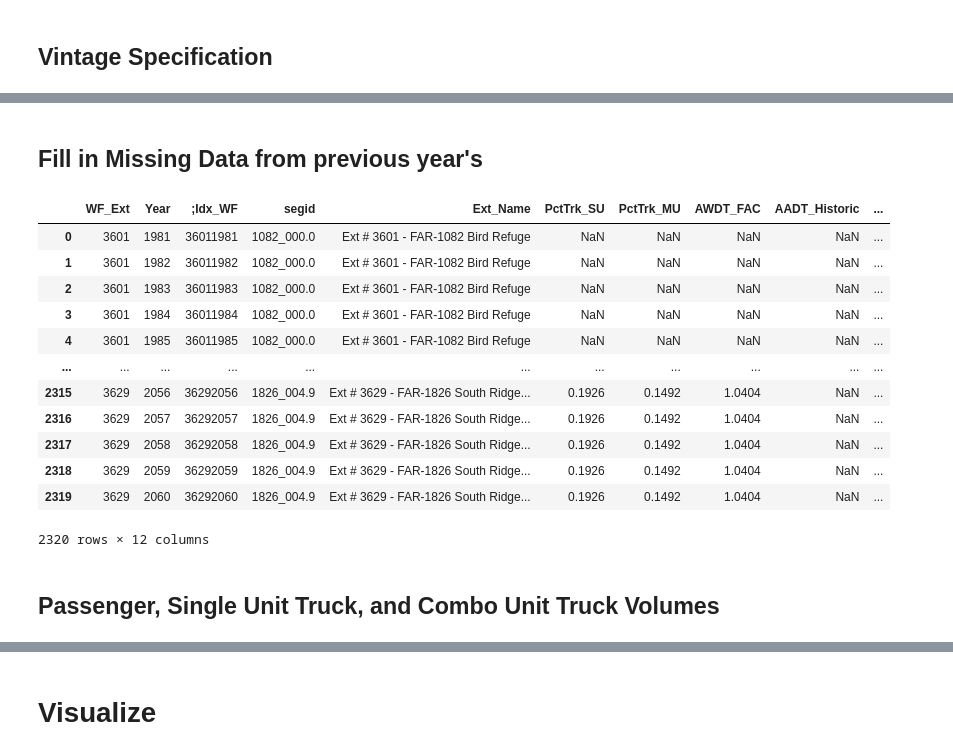
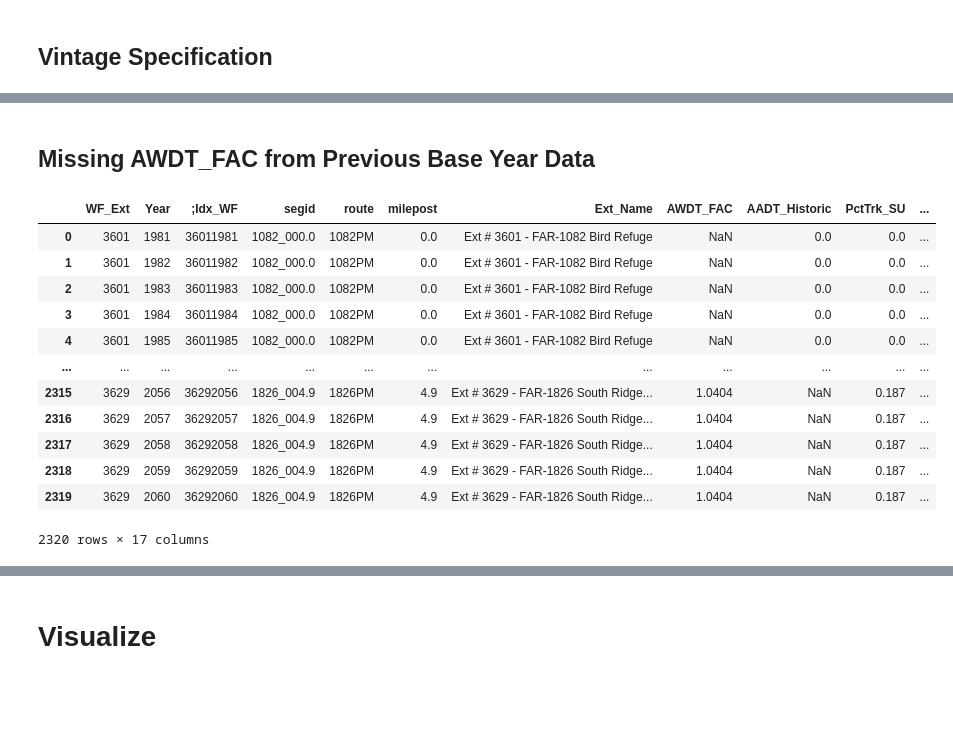
Before and after one commit to WFRCAnalytics/TDM-INP-External-Forecasts, a Jupyter notebook: 5-Export-Data.ipynb, the cells around one changed output, grey strips where cells are left out. Saved outputs shown, nothing was run; the diff lists cells and outputs as text; code cells hidden in the pictures; blank space fills up the shorter version.

```diff
--- a/5-Export-Data.ipynb
+++ b/5-Export-Data.ipynb
@@ -162,7 +198,7 @@ df_external_year
 df_external_year_update = (
     pd.MultiIndex.from_product(
         [
-            df_forecast_interpolated["externalid"].unique(),  # Unique External IDs
+            external_segment_link["externalid"].unique(),  # Unique External IDs
             range(1981, 2061),  # Range goes up to, but does not include, 2061
         ],
         names=["WF_Ext", "Year"],
@@ -358,9 +393,13 @@ df_external_year_update
 # .combine_first() prioritizes the first column, then fills with the second.
 df_external_year_update["AADT"] = (
     df_external_year_update["AADT_Historic"]
-    .combine_first(df_external_year_update["AADT_Forecast"])
+    .combine_first(
+        df_external_year_update["AADT_Forecast"]
+    )  # Get Forecasted AADT and interpolate for others
     .groupby(df_external_year_update["WF_Ext"])
-    .transform(lambda x: x.interpolate(method="linear"))
+    .transform(
+        lambda x: x.interpolate(method="linear")
+    )  # Interpolate AADT for 2025 and 2026
     .round()
     .astype("Int64")
 )
@@ -411,0 +557,10 @@ df_external_year_update
+# %%
+# Recalculate percentages only where they are currently NaN
+df_external_year_update["PctTrk_SU"] = df_external_year_update["PctTrk_SU"].fillna(
+    df_external_year_update["TRUCK_SU"] / df_external_year_update["AADT"]
+)
+df_external_year_update["PctTrk_MU"] = df_external_year_update["PctTrk_MU"].fillna(
+    df_external_year_update["TRUCK_MU"] / df_external_year_update["AADT"]
+)
+
+df_external_year_update
@@ -412,44 +606,30 @@ df_external_year_update
 # %% [markdown]
-## Fill in Missing Data from previous year's
+## Missing AWDT_FAC from Previous Base Year Data
 # %%
-# Define the list of columns that contain the keys for alignment
-key_columns = ["WF_Ext", "Year"]
-
-# Define the list of columns that need to be patched
-value_columns = ["AADT", "PctTrk_SU", "PctTrk_MU", "AWDT_FAC"]
-
-# 1. Replace all zero values with NaN in the target columns of the update DataFrame
-df_external_year_update[value_columns] = df_external_year_update[value_columns].replace(
+# Replace zero values with NaN in AWDT_FAC column
+df_external_year_update["AWDT_FAC"] = df_external_year_update["AWDT_FAC"].replace(
     0, pd.NA
 )
 
-# 2. Force alignment and fill NaNs (or NaNs created from zeros)
-df_external_year_update = (
-    # Temporarily set the alignment keys (WF_Ext, Year) as the index on the target
-    df_external_year_update.set_index(key_columns)
-    # Use fillna() to patch NaNs, aligning row-by-row based on the MultiIndex
-    .fillna(
-        # The source DataFrame must also have the same MultiIndex for alignment to work
-        df_external_year.set_index(key_columns)[value_columns]
-    )
-    # Reset the index back to standard columns, making the DataFrame ready for the next step
-    .reset_index()
+# Fill NaN values in AWDT_FAC by aligning on WF_Ext and Year
+df_external_year_update["AWDT_FAC"] = (
+    df_external_year_update.set_index(["WF_Ext", "Year"])["AWDT_FAC"]
+    .fillna(df_external_year.set_index(["WF_Ext", "Year"])["AWDT_FAC"])
+    .values
 )
 
 df_external_year_update
 # %% [output]
-|  | WF_Ext | Year | ;Idx_WF | segid | Ext_Name | PctTrk_SU | PctTrk_MU | AWDT_FAC | AADT_Historic | ... |
-| 0 | 3601 | 1981 | 36011981 | 1082_000.0 | Ext # 3601 - FAR-1082 Bird Refuge | NaN | NaN | NaN | NaN | ... |
-| 1 | 3601 | 1982 | 36011982 | 1082_000.0 | Ext # 3601 - FAR-1082 Bird Refuge | NaN | NaN | NaN | NaN | ... |
-| 2 | 3601 | 1983 | 36011983 | 1082_000.0 | Ext # 3601 - FAR-1082 Bird Refuge | NaN | NaN | NaN | NaN | ... |
-| 3 | 3601 | 1984 | 36011984 | 1082_000.0 | Ext # 3601 - FAR-1082 Bird Refuge | NaN | NaN | NaN | NaN | ... |
-| 4 | 3601 | 1985 | 36011985 | 1082_000.0 | Ext # 3601 - FAR-1082 Bird Refuge | NaN | NaN | NaN | NaN | ... |
-| ... | ... | ... | ... | ... | ... | ... | ... | ... | ... | ... |
-| 2315 | 3629 | 2056 | 36292056 | 1826_004.9 | Ext # 3629 - FAR-1826 South Ridge... | 0.1926 | 0.1492 | 1.0404 | NaN | ... |
-| 2316 | 3629 | 2057 | 36292057 | 1826_004.9 | Ext # 3629 - FAR-1826 South Ridge... | 0.1926 | 0.1492 | 1.0404 | NaN | ... |
-| 2317 | 3629 | 2058 | 36292058 | 1826_004.9 | Ext # 3629 - FAR-1826 South Ridge... | 0.1926 | 0.1492 | 1.0404 | NaN | ... |
-| 2318 | 3629 | 2059 | 36292059 | 1826_004.9 | Ext # 3629 - FAR-1826 South Ridge... | 0.1926 | 0.1492 | 1.0404 | NaN | ... |
-| 2319 | 3629 | 2060 | 36292060 | 1826_004.9 | Ext # 3629 - FAR-1826 South Ridge... | 0.1926 | 0.1492 | 1.0404 | NaN | ... |
+|  | WF_Ext | Year | ;Idx_WF | segid | route | milepost | Ext_Name | AWDT_FAC | AADT_Historic | PctTrk_SU | ... |
+| 0 | 3601 | 1981 | 36011981 | 1082_000.0 | 1082PM | 0.0 | Ext # 3601 - FAR-1082 Bird Refuge | NaN | 0.0 | 0.0 | ... |
+| 1 | 3601 | 1982 | 36011982 | 1082_000.0 | 1082PM | 0.0 | Ext # 3601 - FAR-1082 Bird Refuge | NaN | 0.0 | 0.0 | ... |
+| 2 | 3601 | 1983 | 36011983 | 1082_000.0 | 1082PM | 0.0 | Ext # 3601 - FAR-1082 Bird Refuge | NaN | 0.0 | 0.0 | ... |
+| 3 | 3601 | 1984 | 36011984 | 1082_000.0 | 1082PM | 0.0 | Ext # 3601 - FAR-1082 Bird Refuge | NaN | 0.0 | 0.0 | ... |
+| 4 | 3601 | 1985 | 36011985 | 1082_000.0 | 1082PM | 0.0 | Ext # 3601 - FAR-1082 Bird Refuge | NaN | 0.0 | 0.0 | ... |
+| ... | ... | ... | ... | ... | ... | ... | ... | ... | ... | ... | ... |
+| 2315 | 3629 | 2056 | 36292056 | 1826_004.9 | 1826PM | 4.9 | Ext # 3629 - FAR-1826 South Ridge... | 1.0404 | NaN | 0.187 | ... |
+| 2316 | 3629 | 2057 | 36292057 | 1826_004.9 | 1826PM | 4.9 | Ext # 3629 - FAR-1826 South Ridge... | 1.0404 | NaN | 0.187 | ... |
+| 2317 | 3629 | 2058 | 36292058 | 1826_004.9 | 1826PM | 4.9 | Ext # 3629 - FAR-1826 South Ridge... | 1.0404 | NaN | 0.187 | ... |
+| 2318 | 3629 | 2059 | 36292059 | 1826_004.9 | 1826PM | 4.9 | Ext # 3629 - FAR-1826 South Ridge... | 1.0404 | NaN | 0.187 | ... |
+| 2319 | 3629 | 2060 | 36292060 | 1826_004.9 | 1826PM | 4.9 | Ext # 3629 - FAR-1826 South Ridge... | 1.0404 | NaN | 0.187 | ... |
-2320 rows × 12 columns
+2320 rows × 17 columns
-# %% [markdown]
-## Passenger, Single Unit Truck, and Combo Unit Truck Volumes
```
Also changed, not shown: parts of 44 cells of this notebook, 2 other files.
